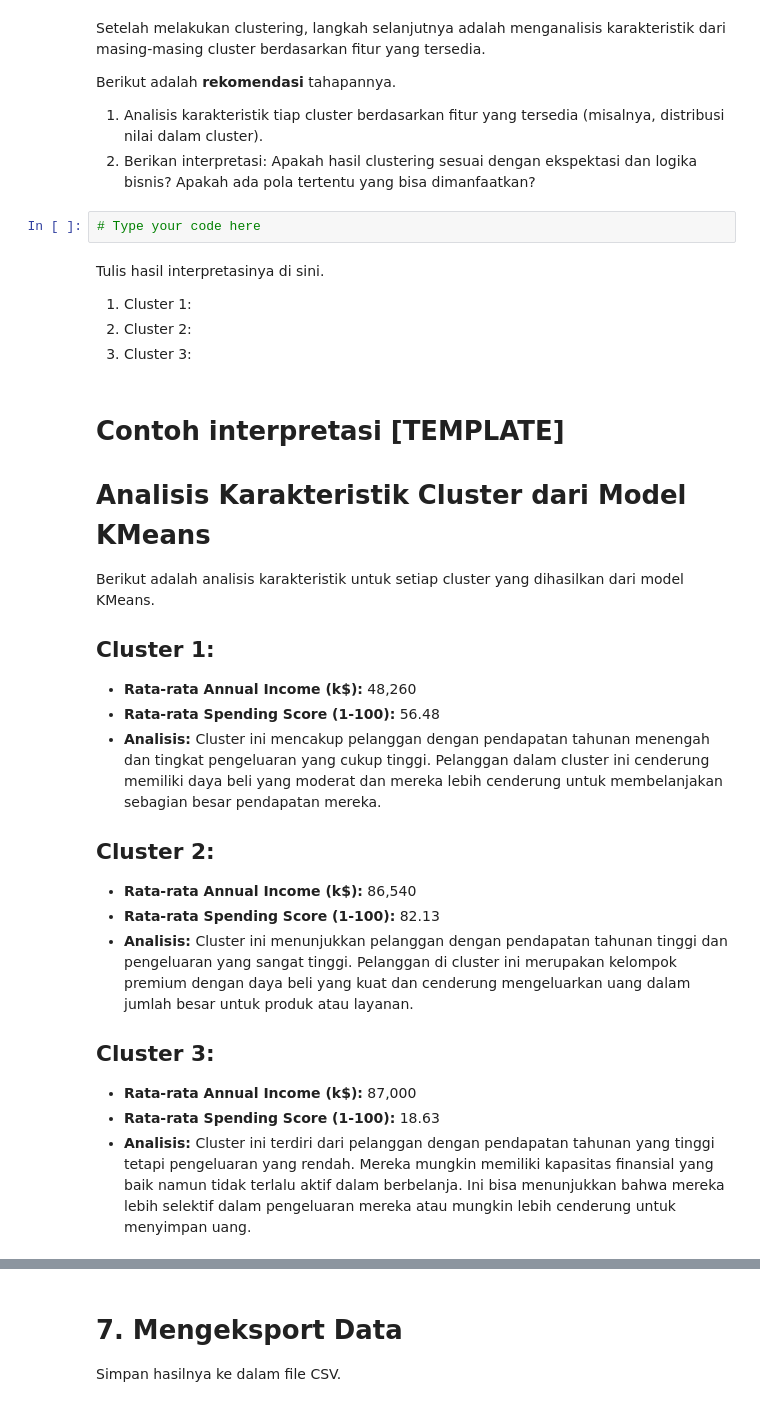
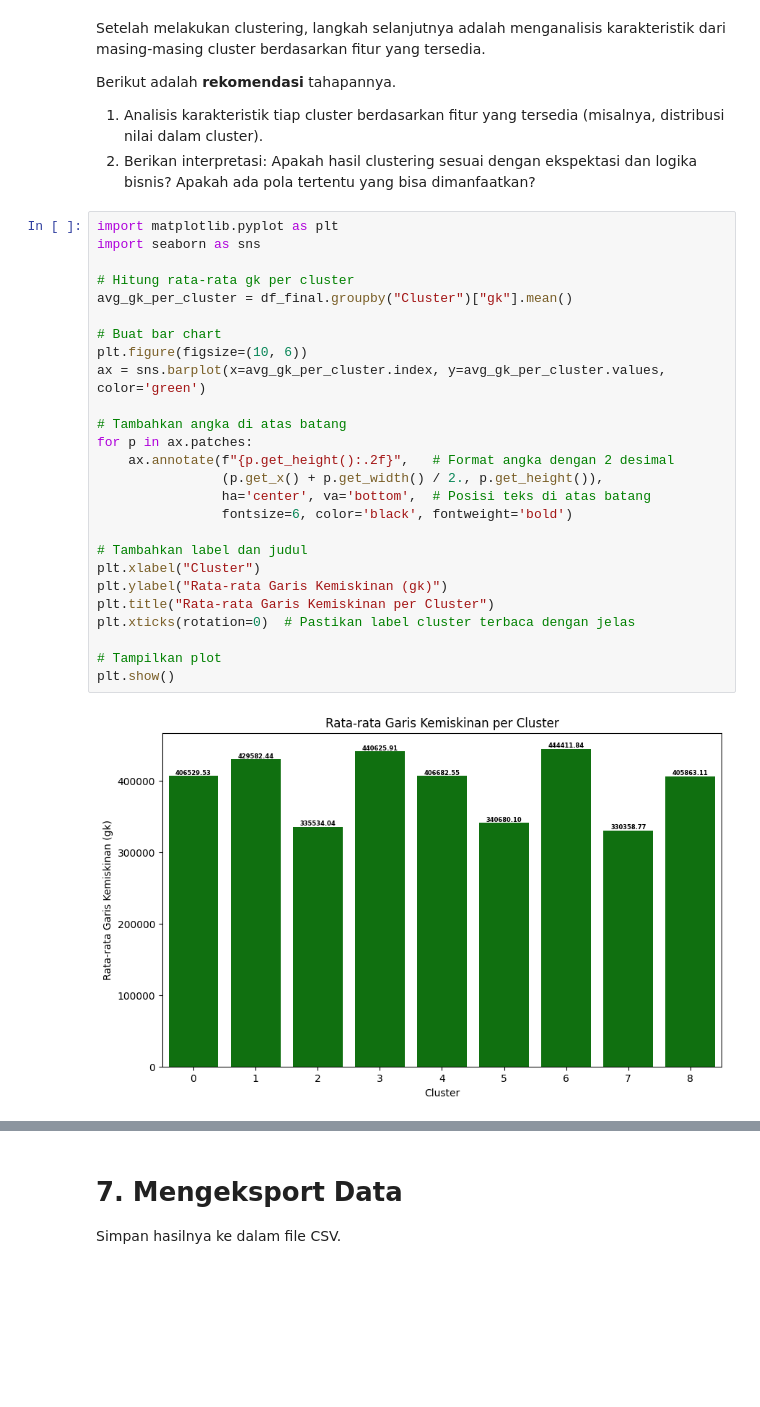
Before and after one commit to mfznakbr/Aplikasi-Login, a Jupyter notebook: [Clustering]_Submission_Akhir_BMLP_Muhammad_Fauzani_Akbar.ipynb, the cells around one changed output, grey strips where cells are left out. Saved outputs shown, nothing was run; the diff lists cells and outputs as text; blank space fills up the shorter version.

```diff
--- a/[Clustering]_Submission_Akhir_BMLP_Muhammad_Fauzani_Akbar.ipynb
+++ b/[Clustering]_Submission_Akhir_BMLP_Muhammad_Fauzani_Akbar.ipynb
@@ -723,30 +718,31 @@ Setelah melakukan clustering, langkah selanjutnya adalah menganalisis karakteris
 Berikut adalah **rekomendasi** tahapannya.
 1. Analisis karakteristik tiap cluster berdasarkan fitur yang tersedia (misalnya, distribusi nilai dalam cluster).
 2. Berikan interpretasi: Apakah hasil clustering sesuai dengan ekspektasi dan logika bisnis? Apakah ada pola tertentu yang bisa dimanfaatkan?
-# %%
-# Type your code here
-# %% [markdown]
-Tulis hasil interpretasinya di sini.
-1. Cluster 1:
-2. Cluster 2:
-3. Cluster 3:
-# %% [markdown]
-# Contoh interpretasi [TEMPLATE]
-# Analisis Karakteristik Cluster dari Model KMeans
-
-Berikut adalah analisis karakteristik untuk setiap cluster yang dihasilkan dari model KMeans.
-
-## Cluster 1:
-- **Rata-rata Annual Income (k$):** 48,260
-- **Rata-rata Spending Score (1-100):** 56.48
-- **Analisis:** Cluster ini mencakup pelanggan dengan pendapatan tahunan menengah dan tingkat pengeluaran yang cukup tinggi. Pelanggan dalam cluster ini cenderung memiliki daya beli yang moderat dan mereka lebih cenderung untuk membelanjakan sebagian besar pendapatan mereka.
-
-## Cluster 2:
-- **Rata-rata Annual Income (k$):** 86,540
-- **Rata-rata Spending Score (1-100):** 82.13
-- **Analisis:** Cluster ini menunjukkan pelanggan dengan pendapatan tahunan tinggi dan pengeluaran yang sangat tinggi. Pelanggan di cluster ini merupakan kelompok premium dengan daya beli yang kuat dan cenderung mengeluarkan uang dalam jumlah besar untuk produk atau layanan.
-
-## Cluster 3:
-- **Rata-rata Annual Income (k$):** 87,000
-- **Rata-rata Spending Score (1-100):** 18.63
-- **Analisis:** Cluster ini terdiri dari pelanggan dengan pendapatan tahunan yang tinggi tetapi pengeluaran yang rendah. Mereka mungkin memiliki kapasitas finansial yang baik namun tidak terlalu aktif dalam berbelanja. Ini bisa menunjukkan bahwa mereka lebih selektif dalam pengeluaran mereka atau mungkin lebih cenderung untuk menyimpan uang.
+# %%
+import matplotlib.pyplot as plt
+import seaborn as sns
+
+# Hitung rata-rata gk per cluster
+avg_gk_per_cluster = df_final.groupby("Cluster")["gk"].mean()
+
+# Buat bar chart
+plt.figure(figsize=(10, 6))
+ax = sns.barplot(x=avg_gk_per_cluster.index, y=avg_gk_per_cluster.values, color='green')
+
+# Tambahkan angka di atas batang
+for p in ax.patches:
+    ax.annotate(f"{p.get_height():.2f}",   # Format angka dengan 2 desimal
+                (p.get_x() + p.get_width() / 2., p.get_height()),
+                ha='center', va='bottom',  # Posisi teks di atas batang
+                fontsize=6, color='black', fontweight='bold')
+
+# Tambahkan label dan judul
+plt.xlabel("Cluster")
+plt.ylabel("Rata-rata Garis Kemiskinan (gk)")
+plt.title("Rata-rata Garis Kemiskinan per Cluster")
+plt.xticks(rotation=0)  # Pastikan label cluster terbaca dengan jelas
+
+# Tampilkan plot
+plt.show()
+# %% [output]
+[figure, added]
```
Also changed, not shown: parts of 12 cells of this notebook.
